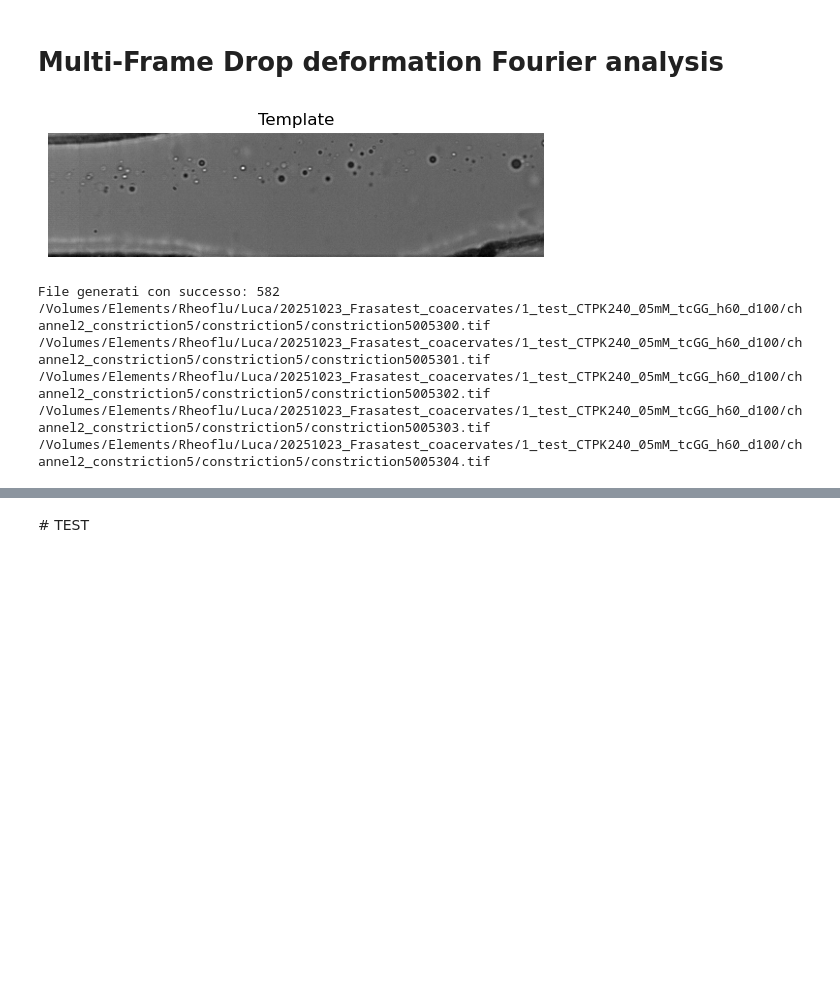
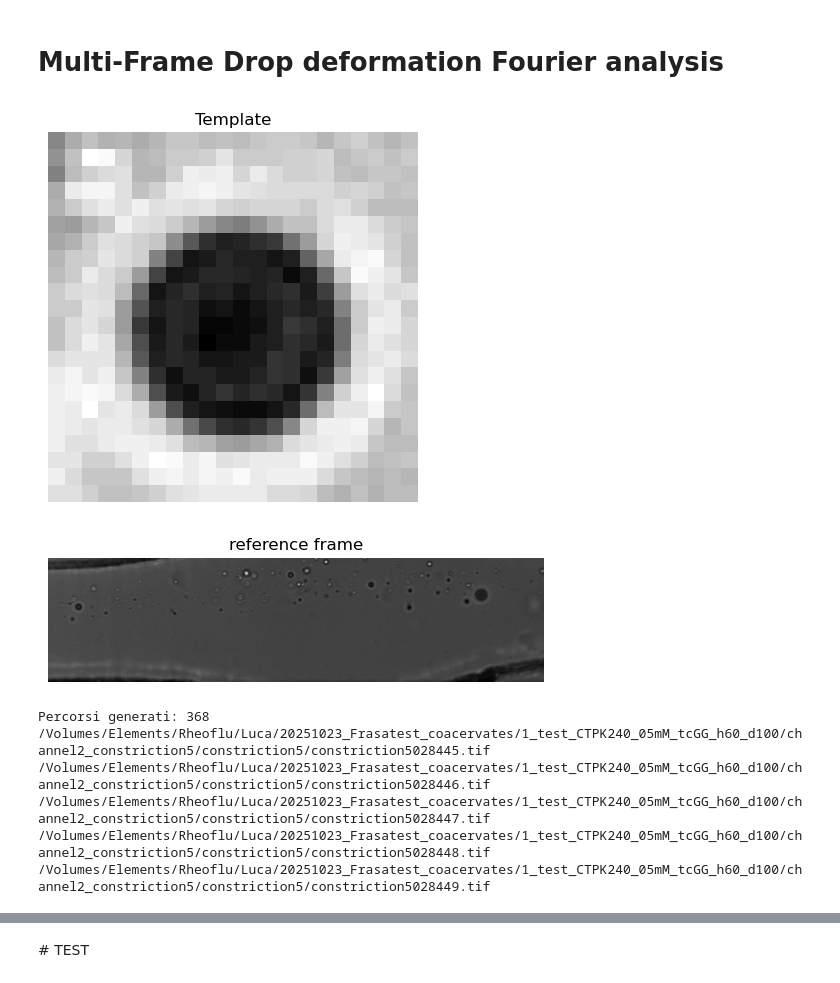
Before and after one commit to AsiLuca/Rheoflu_scripts, a Jupyter notebook: Fourier_multiframe_sequence_coacervates.ipynb, the cells around one changed output, grey strips where cells are left out. Saved outputs shown, nothing was run; the diff lists cells and outputs as text; code cells hidden in the pictures; blank space fills up the shorter version.

```diff
--- a/Fourier_multiframe_sequence_coacervates.ipynb
+++ b/Fourier_multiframe_sequence_coacervates.ipynb
@@ -16,59 +17,57 @@ from fourier_functions import analyze_frame_fourier, track_droplet_template
 # %%
 # ==========================================
 # 1. INPUT PARAMETERS BY USER
 # ==========================================
 folder_path = '/Volumes/Elements/Rheoflu/Luca/20251023_Frasatest_coacervates/1_test_CTPK240_05mM_tcGG_h60_d100/channel2_constriction5/constriction5'
 format = '*.tif'
+output_folder = '/Users/lucaasinari/Desktop/Tesi ESPCI/script_rheoflu/results/coacervate_constriction5'
+os.makedirs(output_folder, exist_ok=True)
 
-first_frame = 5300
-last_frame = 5882
-step = 5
+
+first_frame = 28445
+last_frame = 28813
+step = 2
 
 #Template informations. 43k imgs
-image_path_referenceframe = '/Volumes/Elements/Rheoflu/Luca/20251023_Frasatest_coacervates/1_test_CTPK240_05mM_tcGG_h60_d100/channel2_constriction5/constriction5/constriction5041871.tif'#5621(233,53) 1541
-y_center = 32 # --- COACERVATE---
-x_center = 483
-radius = 8
+image_path_referenceframe = '/Volumes/Elements/Rheoflu/Luca/20251023_Frasatest_coacervates/1_test_CTPK240_05mM_tcGG_h60_d100/channel2_constriction5/constriction5/constriction5028475.tif'#5621(233,53) 1541
+y_center = 38 # --- COACERVATE---
+x_center = 447
+radius = 11
 gray_img1 = cv2.cvtColor(cv2.imread(image_path_referenceframe), cv2.COLOR_BGR2GRAY)
 template = gray_img1[int(y_center - radius) : int(y_center + radius), int(x_center - radius) : int(x_center + radius)]
+plt.figure()
 plt.imshow(template, cmap='gray')
 plt.title('Template')
-
-plt.imshow(gray_img1, cmap='gray')
-#plt.title('primo frame')
-
 plt.axis('off') # Nasconde gli assi
 plt.show()
+
+plt.figure()
+plt.imshow(gray_img1, cmap='gray')
+plt.title('reference frame')
+plt.axis('off') # Nasconde gli assi
+plt.show()
 # %% [output]
-[figure, old version]
+[figure, new version]
+[figure, added]
 # %%
 image_files = []
-# Genera i percorsi a mano in modo istantaneo
+
 for i in range(first_frame, last_frame):
-    # Converte il numero in testo e aggiunge gli zeri fino ad avere 6 cifre (es. 5621 -> "005621")
     frame_number_str = str(i).zfill(6)
+    filename = f"constriction5{frame_number_str}.tif"
+    full_path = os.path.join(folder_path, filename)
+    image_files.append(full_path)
 
-    # Costruisce il nome esatto
-    filename = f"constriction5{frame_number_str}.tif"
-
-    full_path = os.path.join(folder_path, filename)
-
-    # [OPZIONALE] Se vuoi essere sicuro al 100% che il file esista sul disco prima di aggiungerlo:
-    if os.path.exists(full_path):
-        image_files.append(full_path)
-    else:
-        print(f"⚠️ Attenzione: Il file {filename} non esiste nella cartella!")
-print(f"File generati con successo: {len(image_files)}")
-# Mostra i primi per controllare che il nome sia giusto
+print(f"Percorsi generati: {len(image_files)}")
 for f in image_files[:5]:
     print(f)
 # %% [output]
-File generati con successo: 582
-/Volumes/Elements/Rheoflu/Luca/20251023_Frasatest_coacervates/1_test_CTPK240_05mM_tcGG_h60_d100/channel2_constriction5/constriction5/constriction5005300.tif
-/Volumes/Elements/Rheoflu/Luca/20251023_Frasatest_coacervates/1_test_CTPK240_05mM_tcGG_h60_d100/channel2_constriction5/constriction5/constriction5005301.tif
-/Volumes/Elements/Rheoflu/Luca/20251023_Frasatest_coacervates/1_test_CTPK240_05mM_tcGG_h60_d100/channel2_constriction5/constriction5/constriction5005302.tif
-/Volumes/Elements/Rheoflu/Luca/20251023_Frasatest_coacervates/1_test_CTPK240_05mM_tcGG_h60_d100/channel2_constriction5/constriction5/constriction5005303.tif
-/Volumes/Elements/Rheoflu/Luca/20251023_Frasatest_coacervates/1_test_CTPK240_05mM_tcGG_h60_d100/channel2_constriction5/constriction5/constriction5005304.tif
+Percorsi generati: 368
+/Volumes/Elements/Rheoflu/Luca/20251023_Frasatest_coacervates/1_test_CTPK240_05mM_tcGG_h60_d100/channel2_constriction5/constriction5/constriction5028445.tif
+/Volumes/Elements/Rheoflu/Luca/20251023_Frasatest_coacervates/1_test_CTPK240_05mM_tcGG_h60_d100/channel2_constriction5/constriction5/constriction5028446.tif
+/Volumes/Elements/Rheoflu/Luca/20251023_Frasatest_coacervates/1_test_CTPK240_05mM_tcGG_h60_d100/channel2_constriction5/constriction5/constriction5028447.tif
+/Volumes/Elements/Rheoflu/Luca/20251023_Frasatest_coacervates/1_test_CTPK240_05mM_tcGG_h60_d100/channel2_constriction5/constriction5/constriction5028448.tif
+/Volumes/Elements/Rheoflu/Luca/20251023_Frasatest_coacervates/1_test_CTPK240_05mM_tcGG_h60_d100/channel2_constriction5/constriction5/constriction5028449.tif
 # %%
 diff = last_frame - first_frame
 rest = diff % step
```
Also changed, not shown: parts of 10 cells of this notebook, 45 other files.
